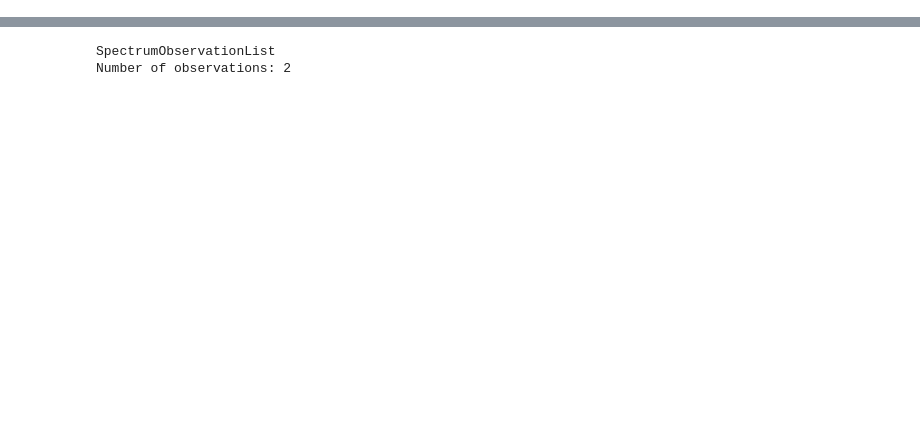
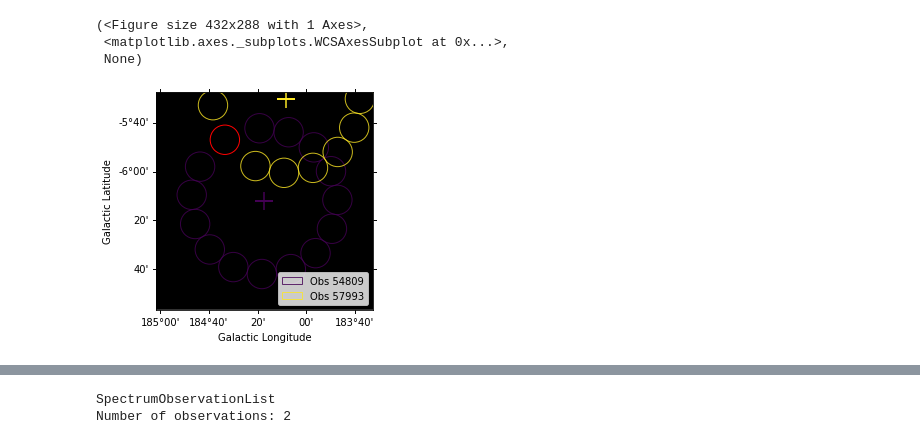
Before and after one commit to open-gamma-ray-astro/joint-crab, a Jupyter notebook: 1_data.ipynb, the cells around one changed output, grey strips where cells are left out. Saved outputs shown, nothing was run; the diff lists cells and outputs as text; code cells hidden in the pictures; blank space fills up the shorter version.

```diff
--- a/1_data.ipynb
+++ b/1_data.ipynb
@@ -16,0 +95,17 @@ veritas
+# %%
+observations = data_store.get_observations([54809, 57993])
+# define the ON region
+on_region = CircleSkyRegion(center=source_pos, radius=0.1 * u.deg)
+# run the background estimate
+bkg_estimate = ReflectedRegionsBackgroundEstimator(
+    observations=observations,
+    on_region=on_region,
+)
+bkg_estimate.run()
+# %%
+bkg_estimate.plot(add_legend=True)
+# %% [output]
+(<Figure size 432x288 with 1 Axes>,
+ <matplotlib.axes._subplots.WCSAxesSubplot at 0x...>,
+ None)
+[figure, added]
```
Also changed, not shown: parts of 23 cells of this notebook.
